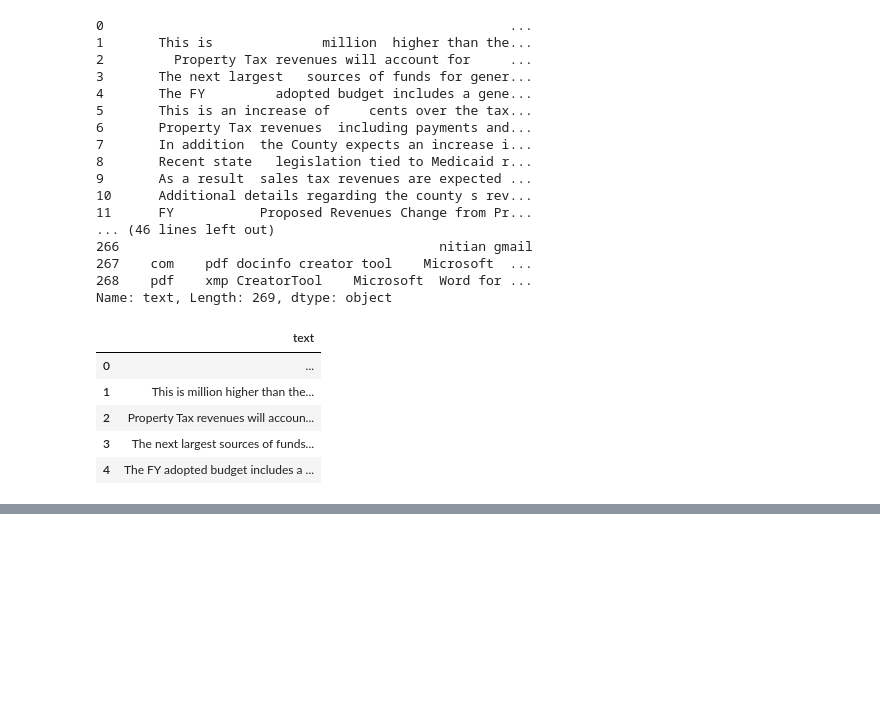
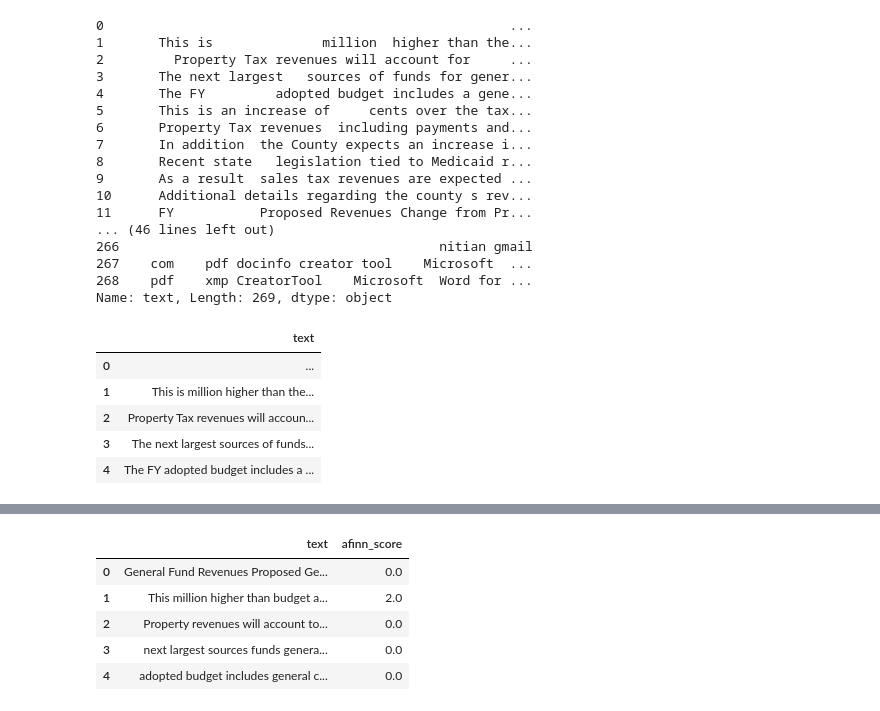
Before and after one commit to UNCG-CSE/Budget_Text_Analysis, a Jupyter notebook: src/EmotionAnalysis/MachineLearning3.ipynb, the cells around one changed output, grey strips where cells are left out. Drawn from its saved outputs; the diff is of its cells as text; code cells hidden in the pictures; blank space fills up the shorter version.

Commit message:
Updated affinity score

```diff
--- a/src/EmotionAnalysis/MachineLearning3.ipynb
+++ b/src/EmotionAnalysis/MachineLearning3.ipynb
@@ -124,0 +132,2 @@ df.head()
+# %%
+df['text'] = np.vectorize(remove_pattern)(df['text'], "@[\w]*")
@@ -124,0 +143,2 @@ df.head()
+# %%
+df['text'] = df['text'].apply(lambda x: ' '.join([w for w in x.split() if len(w)>3]))
@@ -124,0 +153,13 @@ df.head()
+# %%
+afinn = Afinn(language='en')
+# %%
+df['afinn_score'] = df['text'].apply(afinn.score)
+# %%
+df.head()
+# %% [output]
+|  | text | afinn_score |
+| 0 | General Fund Revenues Proposed Ge... | 0.0 |
+| 1 | This million higher than budget a... | 2.0 |
+| 2 | Property revenues will account to... | 0.0 |
+| 3 | next largest sources funds genera... | 0.0 |
+| 4 | adopted budget includes general c... | 0.0 |
```
Also changed, not shown: parts of 5 cells of this notebook.
